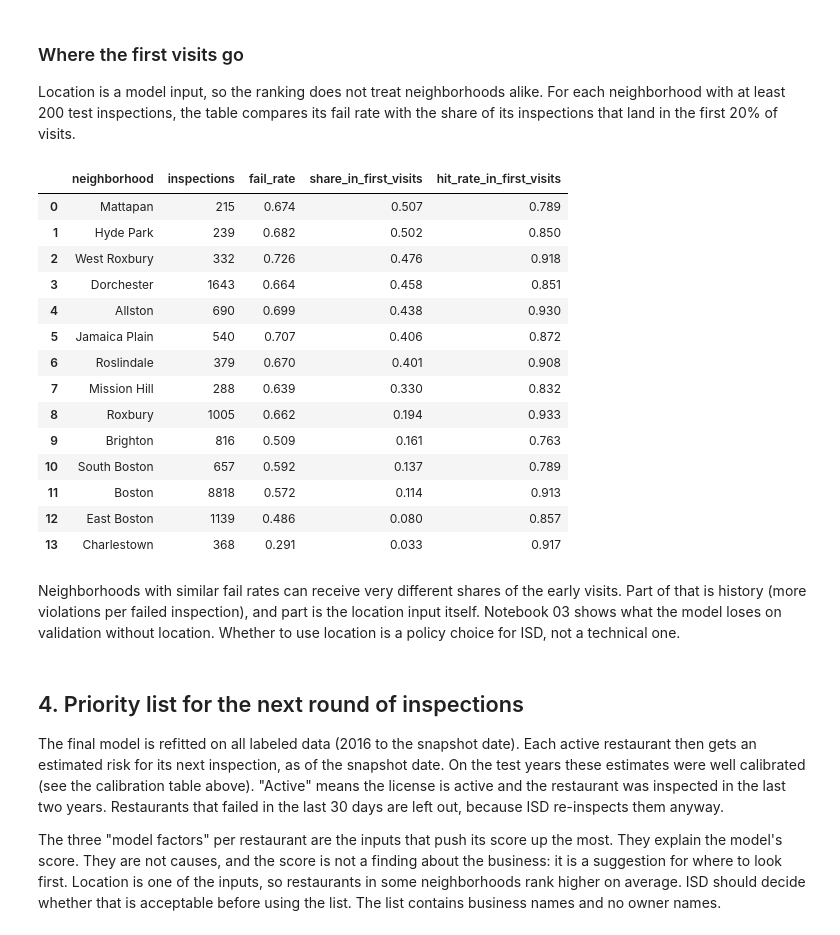
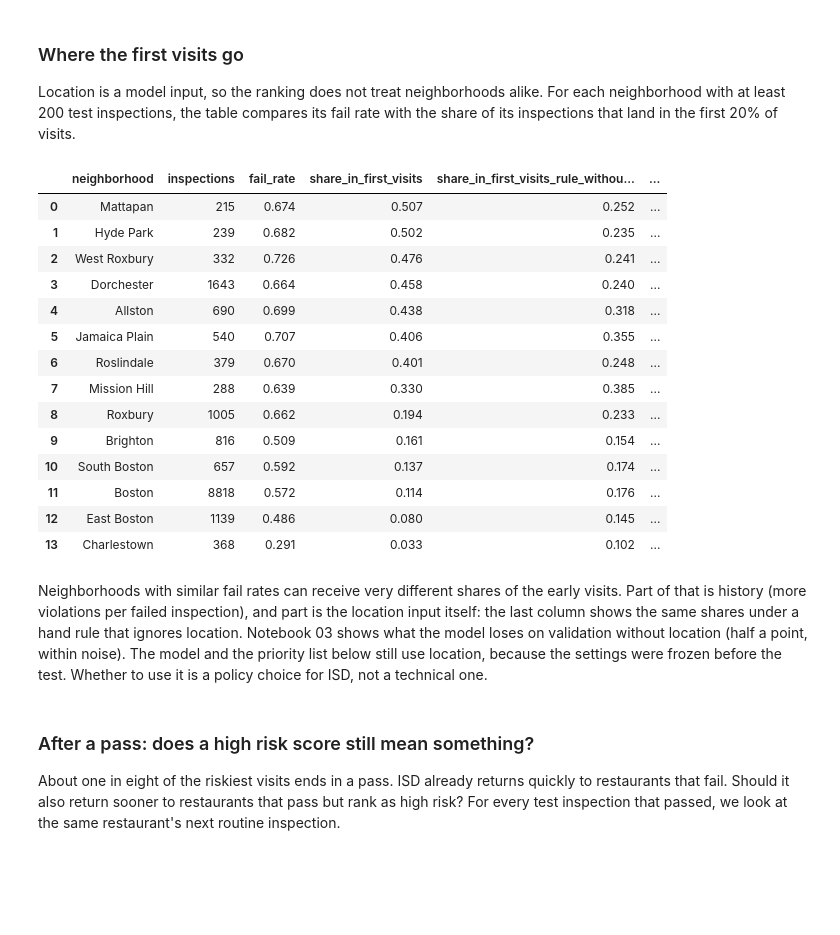
Before and after one commit to nh13120/boston-restaurant-inspection-risk, a Jupyter notebook: notebooks/04_results.ipynb, the cells around one changed output. Drawn from its saved outputs; the diff is of its cells as text; code cells hidden in the pictures; blank space fills up the shorter version.

```diff
--- a/notebooks/04_results.ipynb
+++ b/notebooks/04_results.ipynb
@@ -361,31 +371,31 @@ plt.show()
 
 Location is a model input, so the ranking does not treat neighborhoods alike. For each neighborhood with at least 200 test inspections, the table compares its fail rate with the share of its inspections that land in the first 20% of visits.
 # %%
-neighborhoods = I.neighborhood_table(test["neighborhood"], y_test, test_scores[FINAL])
+# For comparison: the hand rule "most violations at the last routine inspection first" does not use location.
+neighborhoods = I.neighborhood_table(test["neighborhood"], y_test, test_scores[FINAL],
+                                     other={"share_in_first_visits_rule_without_location": M.score_simple_rule(test)})
 neighborhoods.to_csv("../results/neighborhood_table.csv", index=False)
 neighborhoods.round(3)
 # %% [output]
-|  | neighborhood | inspections | fail_rate | share_in_first_visits | hit_rate_in_first_visits |
-| 0 | Mattapan | 215 | 0.674 | 0.507 | 0.789 |
-| 1 | Hyde Park | 239 | 0.682 | 0.502 | 0.850 |
-| 2 | West Roxbury | 332 | 0.726 | 0.476 | 0.918 |
-| 3 | Dorchester | 1643 | 0.664 | 0.458 | 0.851 |
-| 4 | Allston | 690 | 0.699 | 0.438 | 0.930 |
-| 5 | Jamaica Plain | 540 | 0.707 | 0.406 | 0.872 |
-| 6 | Roslindale | 379 | 0.670 | 0.401 | 0.908 |
-| 7 | Mission Hill | 288 | 0.639 | 0.330 | 0.832 |
-| 8 | Roxbury | 1005 | 0.662 | 0.194 | 0.933 |
-| 9 | Brighton | 816 | 0.509 | 0.161 | 0.763 |
-| 10 | South Boston | 657 | 0.592 | 0.137 | 0.789 |
-| 11 | Boston | 8818 | 0.572 | 0.114 | 0.913 |
-| 12 | East Boston | 1139 | 0.486 | 0.080 | 0.857 |
-| 13 | Charlestown | 368 | 0.291 | 0.033 | 0.917 |
+|  | neighborhood | inspections | fail_rate | share_in_first_visits | share_in_first_visits_rule_withou... | ... |
+| 0 | Mattapan | 215 | 0.674 | 0.507 | 0.252 | ... |
+| 1 | Hyde Park | 239 | 0.682 | 0.502 | 0.235 | ... |
+| 2 | West Roxbury | 332 | 0.726 | 0.476 | 0.241 | ... |
+| 3 | Dorchester | 1643 | 0.664 | 0.458 | 0.240 | ... |
+| 4 | Allston | 690 | 0.699 | 0.438 | 0.318 | ... |
+| 5 | Jamaica Plain | 540 | 0.707 | 0.406 | 0.355 | ... |
+| 6 | Roslindale | 379 | 0.670 | 0.401 | 0.248 | ... |
+| 7 | Mission Hill | 288 | 0.639 | 0.330 | 0.385 | ... |
+| 8 | Roxbury | 1005 | 0.662 | 0.194 | 0.233 | ... |
+| 9 | Brighton | 816 | 0.509 | 0.161 | 0.154 | ... |
+| 10 | South Boston | 657 | 0.592 | 0.137 | 0.174 | ... |
+| 11 | Boston | 8818 | 0.572 | 0.114 | 0.176 | ... |
+| 12 | East Boston | 1139 | 0.486 | 0.080 | 0.145 | ... |
+| 13 | Charlestown | 368 | 0.291 | 0.033 | 0.102 | ... |
 # %% [markdown]
-Neighborhoods with similar fail rates can receive very different shares of the early visits. Part of that is history (more violations per failed inspection), and part is the location input itself. Notebook 03 shows what the model loses on validation without location. Whether to use location is a policy choice for ISD, not a technical one.
+Neighborhoods with similar fail rates can receive very different shares of the early visits. Part of that is history (more violations per failed inspection), and part is the location input itself: the last column shows the same shares under a hand rule that ignores location. Notebook 03 shows what the model loses on validation without location (half a point, within noise). The model and the priority list below still use location, because the settings were frozen before the test. Whether to use it is a policy choice for ISD, not a technical one.
 # %% [markdown]
-## 4. Priority list for the next round of inspections
+### After a pass: does a high risk score still mean something?
 
-The final model is refitted on all labeled data (2016 to the snapshot date). Each active restaurant then gets an estimated risk for its next inspection, as of the snapshot date. On the test years these estimates were well calibrated (see the calibration table above). "Active" means the license is active and the restaurant was inspected in the last two years. Restaurants that failed in the last 30 days are left out, because ISD re-inspects them anyway.
-
-The three "model factors" per restaurant are the inputs that push its score up the most. They explain the model's score. They are not causes, and the score is not a finding about the business: it is a suggestion for where to look first. Location is one of the inputs, so restaurants in some neighborhoods rank higher on average. ISD should decide whether that is acceptable before using the list. The list contains business names and no owner names.
+About one in eight of the riskiest visits ends in a pass. ISD already returns quickly to restaurants that fail. Should it also return sooner to restaurants that pass but rank as high risk? For every test inspection that passed, we look at the same restaurant's next routine inspection.
 # %%
```
Also changed, not shown: parts of 6 cells of this notebook, 11 other files.
